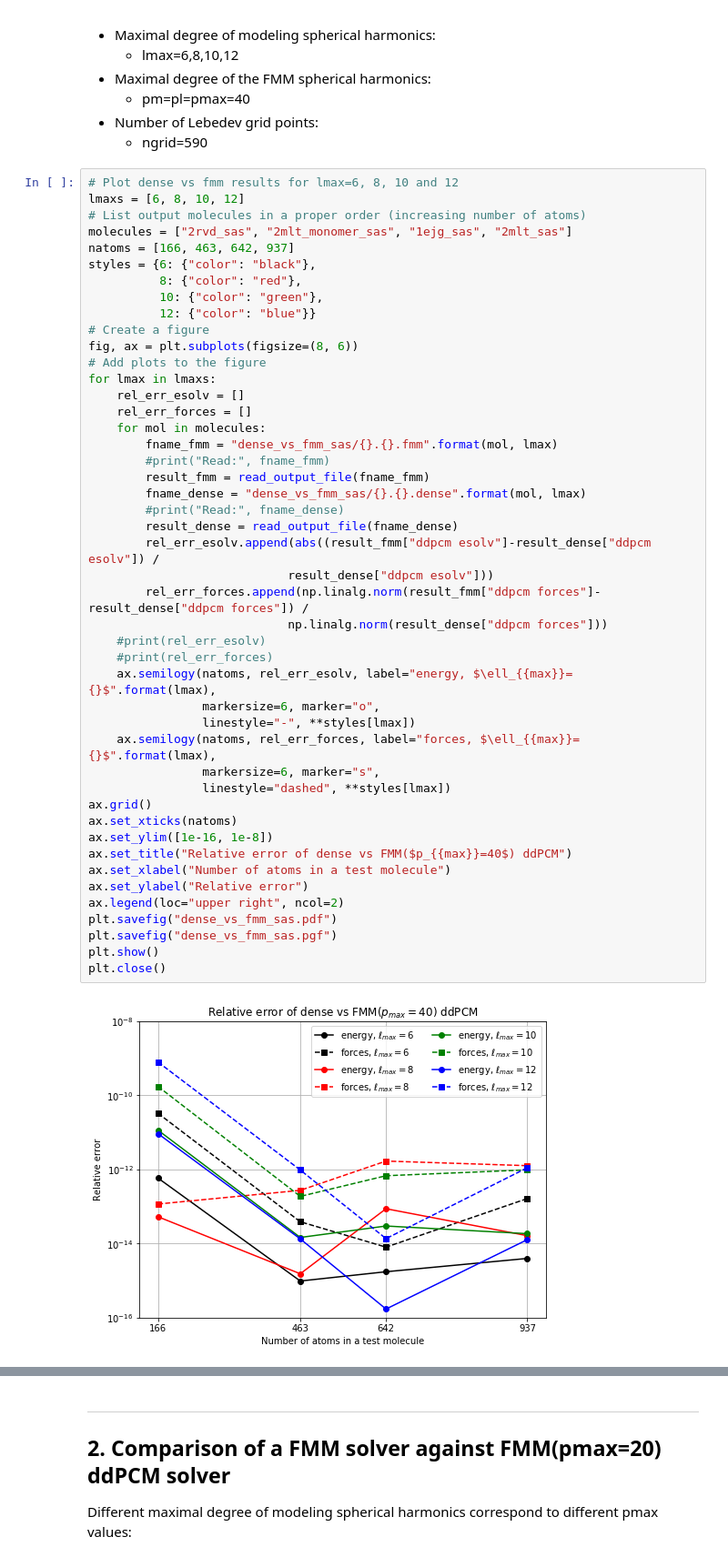
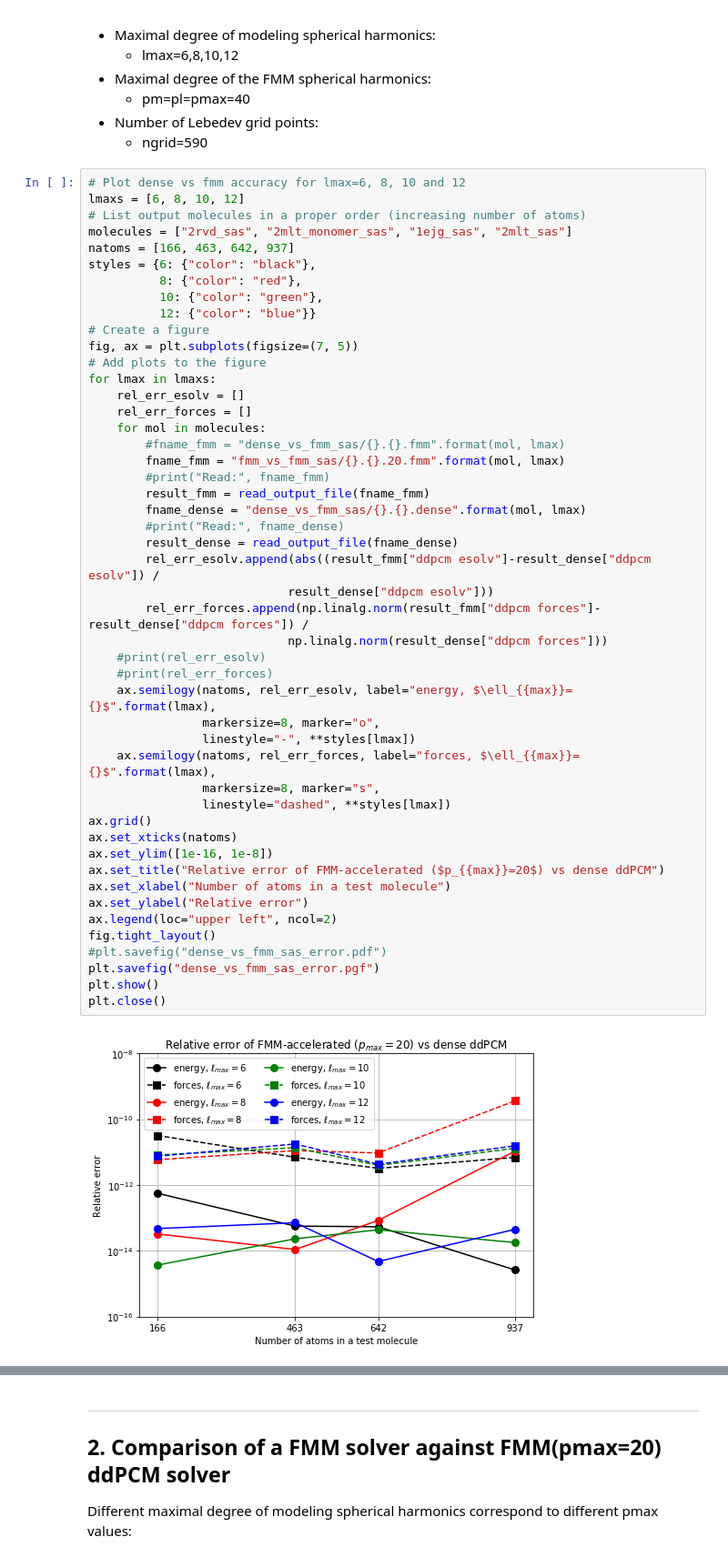
Before and after one commit to ACoM-Computational-Mathematics/2021_ddpcm_fmm, a Jupyter notebook: experiments/error_calibration/plots.ipynb, the cells around one changed output, grey strips where cells are left out. Shown at 91% size. Saved outputs shown, nothing was run; the diff lists cells and outputs as text.

```diff
--- a/experiments/error_calibration/plots.ipynb
+++ b/experiments/error_calibration/plots.ipynb
@@ -82,7 +83,7 @@ ___
 - Number of Lebedev grid points:
     - ngrid=590
 # %%
-# Plot dense vs fmm results for lmax=6, 8, 10 and 12
+# Plot dense vs fmm accuracy for lmax=6, 8, 10 and 12
 lmaxs = [6, 8, 10, 12]
 # List output molecules in a proper order (increasing number of atoms)
 molecules = ["2rvd_sas", "2mlt_monomer_sas", "1ejg_sas", "2mlt_sas"]
@@ -92,40 +93,42 @@ styles = {6: {"color": "black"},
           10: {"color": "green"},
           12: {"color": "blue"}}
 # Create a figure
-fig, ax = plt.subplots(figsize=(8, 6))
+fig, ax = plt.subplots(figsize=(7, 5))
 # Add plots to the figure
 for lmax in lmaxs:
     rel_err_esolv = []
     rel_err_forces = []
     for mol in molecules:
-        fname_fmm = "dense_vs_fmm_sas/{}.{}.fmm".format(mol, lmax)
+        #fname_fmm = "dense_vs_fmm_sas/{}.{}.fmm".format(mol, lmax)
+        fname_fmm = "fmm_vs_fmm_sas/{}.{}.20.fmm".format(mol, lmax)
         #print("Read:", fname_fmm)
         result_fmm = read_output_file(fname_fmm)
         fname_dense = "dense_vs_fmm_sas/{}.{}.dense".format(mol, lmax)
         #print("Read:", fname_dense)
         result_dense = read_output_file(fname_dense)
         rel_err_esolv.append(abs((result_fmm["ddpcm esolv"]-result_dense["ddpcm esolv"]) /
                             result_dense["ddpcm esolv"]))
         rel_err_forces.append(np.linalg.norm(result_fmm["ddpcm forces"]-result_dense["ddpcm forces"]) /
                             np.linalg.norm(result_dense["ddpcm forces"]))
     #print(rel_err_esolv)
     #print(rel_err_forces)
     ax.semilogy(natoms, rel_err_esolv, label="energy, $\ell_{{max}}={}$".format(lmax),
-                markersize=6, marker="o",
+                markersize=8, marker="o",
                 linestyle="-", **styles[lmax])
     ax.semilogy(natoms, rel_err_forces, label="forces, $\ell_{{max}}={}$".format(lmax),
-                markersize=6, marker="s",
+                markersize=8, marker="s",
                 linestyle="dashed", **styles[lmax])
 ax.grid()
 ax.set_xticks(natoms)
 ax.set_ylim([1e-16, 1e-8])
-ax.set_title("Relative error of dense vs FMM($p_{{max}}=40$) ddPCM")
+ax.set_title("Relative error of FMM-accelerated ($p_{{max}}=20$) vs dense ddPCM")
 ax.set_xlabel("Number of atoms in a test molecule")
 ax.set_ylabel("Relative error")
-ax.legend(loc="upper right", ncol=2)
-plt.savefig("dense_vs_fmm_sas.pdf")
-plt.savefig("dense_vs_fmm_sas.pgf")
+ax.legend(loc="upper left", ncol=2)
+fig.tight_layout()
+#plt.savefig("dense_vs_fmm_sas_error.pdf")
+plt.savefig("dense_vs_fmm_sas_error.pgf")
 plt.show()
 plt.close()
 # %% [output]
-[figure, old version]
+[figure, new version]
```
Also changed, not shown: parts of 11 cells of this notebook.
